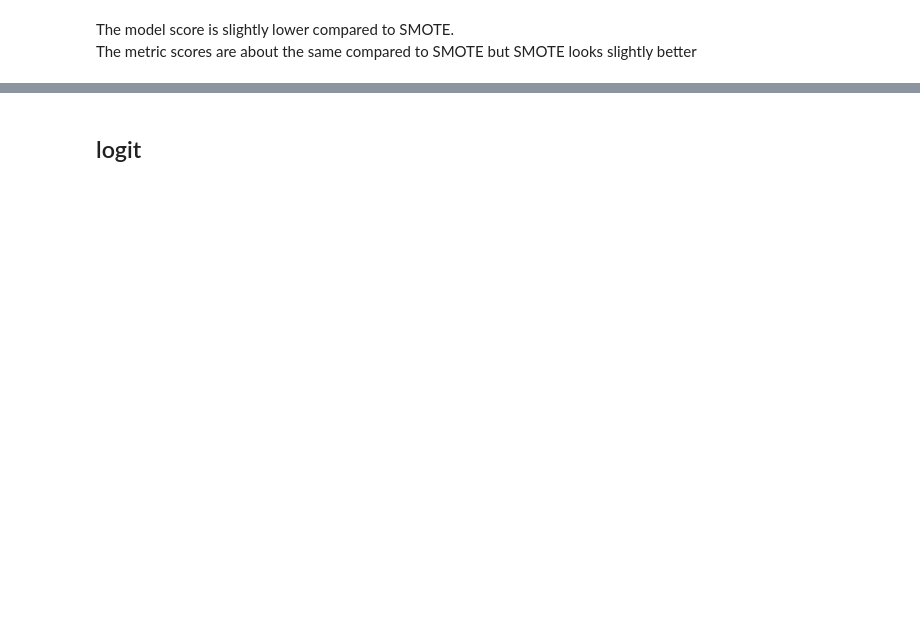
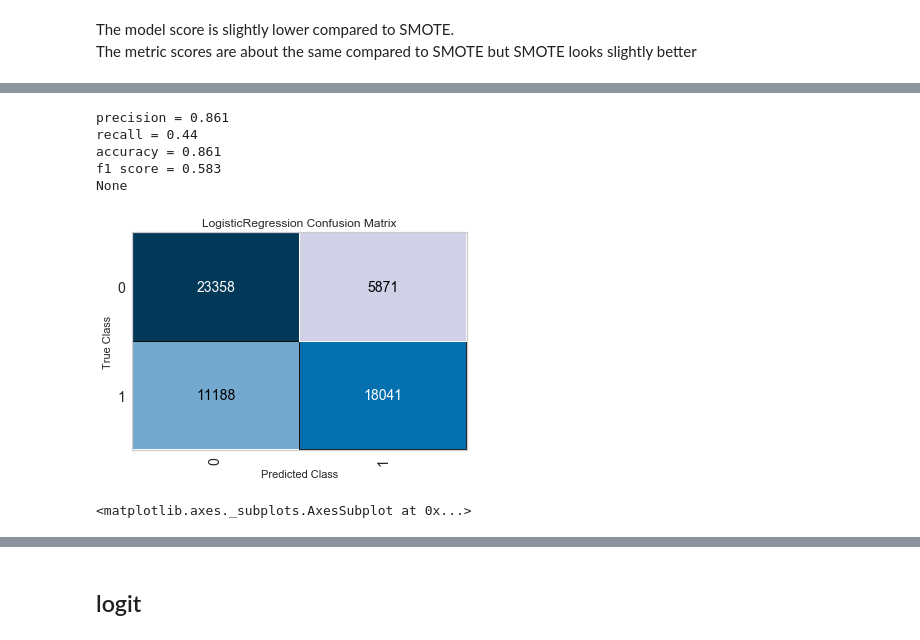
Before and after one commit to Lastew/successful-phone-campaign, a Jupyter notebook: 2. Imbalanced_Classes.ipynb, the cells around one changed output, grey strips where cells are left out. Cells and saved outputs as stored; diff of their text form; code cells hidden in the pictures; blank space fills up the shorter version.

```diff
--- a/2. Imbalanced_Classes.ipynb
+++ b/2. Imbalanced_Classes.ipynb
@@ -249,0 +394,30 @@ The metric scores are about the same compared to SMOTE but SMOTE looks slightly
+# %%
+# working with 0.67 threshold
+y_hat_thres = 1*(l2_reg.predict_proba(os_data_X)[:,1] >= 0.67)
+
+print(logistic_regression.print_metrics(y_train=os_data_y, y_hat=y_hat_thres))
+
+cm1 = ConfusionMatrix(l2_reg, cmap='PuBu', fontsize=14)
+cm1.fit(os_data_X, os_data_y)
+cm1.score(os_data_X, os_data_y)
+cm1.show()
+
+# cm = ConfusionMatrix(model, cmap='PuBu', fontsize=14)
+
+# # Fit fits the passed model. This is unnecessary if you pass the visualizer a pre-fitted model
+# cm.fit(os_data_X, y_hat_thres)
+
+# # To create the ConfusionMatrix, we need some test data. Score runs predict() on the data
+# # and then creates the confusion_matrix from scikit-learn.
+# cm.score(os_data_X, y_hat_thres)
+
+# How did we do?
+# cm.show()
+# %% [output]
+precision = 0.861
+recall = 0.44
+accuracy = 0.861
+f1 score = 0.583
+None
+[figure, added]
+<matplotlib.axes._subplots.AxesSubplot at 0x...>
```
Also changed, not shown: parts of 59 cells of this notebook, 7 other files.
